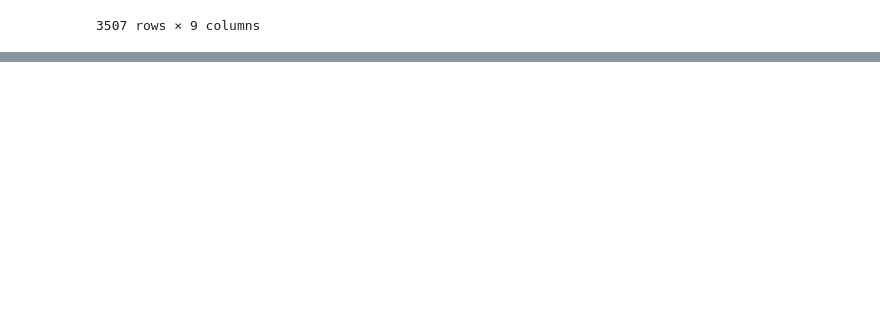
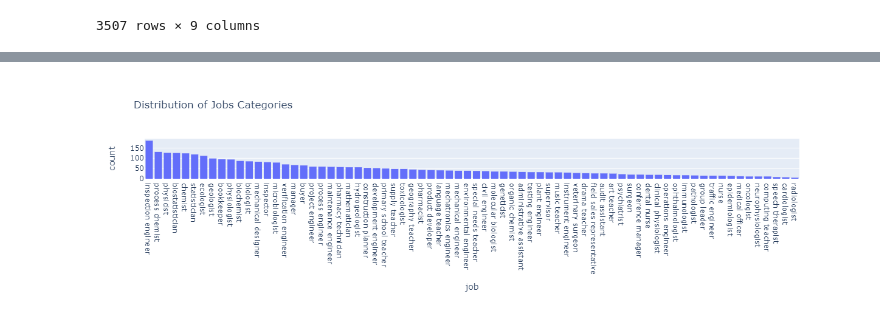
Before and after one commit to macrodrigues/skills_matcher, a Jupyter notebook: skills_matcher/data/dictionaries/Resume.ipynb, the cells around one changed output, grey strips where cells are left out. Drawn from its saved outputs; the diff is of its cells as text; code cells hidden in the pictures; blank space fills up the shorter version.

```diff
--- a/skills_matcher/data/dictionaries/Resume.ipynb
+++ b/skills_matcher/data/dictionaries/Resume.ipynb
@@ -350,2 +252,2 @@ def load_paths(data_name, dictionary_name, train_spacy_name, val_spacy_name):
 # %%
-PATH_DATA, PATH_DICT, PATH_TRAIN_DATA, PATH_VAL_DATA = load_paths('cleaned_data', 'doccano_dictionary', 'train', 'val')
+PATH_DATA, PATH_DICT, PATH_TRAIN_DATA, PATH_VAL_DATA, PATH_COMPLETE_DICT = load_paths('data_final_raw', 'doccano_dictionary', 'train', 'val', 'complete_dict')
@@ -352,5 +267,5 @@ PATH_DATA, PATH_DICT, PATH_TRAIN_DATA, PATH_VAL_DATA = load_paths('cleaned_data'
 # %%
-df_JD = pd.read_csv('../data_final_raw.csv')
+df_JD = pd.read_csv(PATH_DATA)
 df_JD.head()
 # %% [output]
 |  | Unnamed: 0 | ISCO | major_job | job | position | location | description | entities_auto_label | ... |
@@ -485,30 +388,0 @@ def extract_resume_skills(text):
-# %%
-def get_dict(x):
-    dict_ = {}
-    entities = extract_entities_2(x['entities_manual_label'])
-    labels = extract_lables(x['entities_manual_label'])
-    for index, key in enumerate(entities):
-        if key not in dict_.keys():
-            dict_[key] = labels[index]
-    skills_auto =extract_skills_auto(x['entities_auto_label'])
-    for index, value in enumerate(skills_auto):
-        if value not in dict_.keys():
-            dict_[value] = 'SKILL'
-    skills_list = []
-    knowledge_list = []
-    min_exp_list = []
-    level_list = []
-    for entity, label in dict_.items():
-        if label == 'SKILL':
-            skills_list.append(entity)
-        if label == 'KNOWLEDGE':
-            knowledge_list.append(entity)
-        if label == 'MIN_EXP':
-             min_exp_list.append(entity)
-        if label == 'LEVEL':
-            level_list.append(entity)
-    x["SKILL"] = skills_list
-    x["KNOWLEDGE"] = knowledge_list
-    x["MIN_EXP"] = min_exp_list
-    x["LEVEL"] = level_list
-    return x
@@ -556,0 +451,7 @@ data_cleaned = df_JD.apply(get_dict, axis=1)
+# %%
+fig = px.histogram(
+    data_cleaned, x="job", title="Distribution of Jobs Categories"
+).update_xaxes(categoryorder="total descending")
+fig.show()
+# %% [output]
+[figure, added]
```
Also changed, not shown: parts of 73 cells of this notebook, 5 other files.
